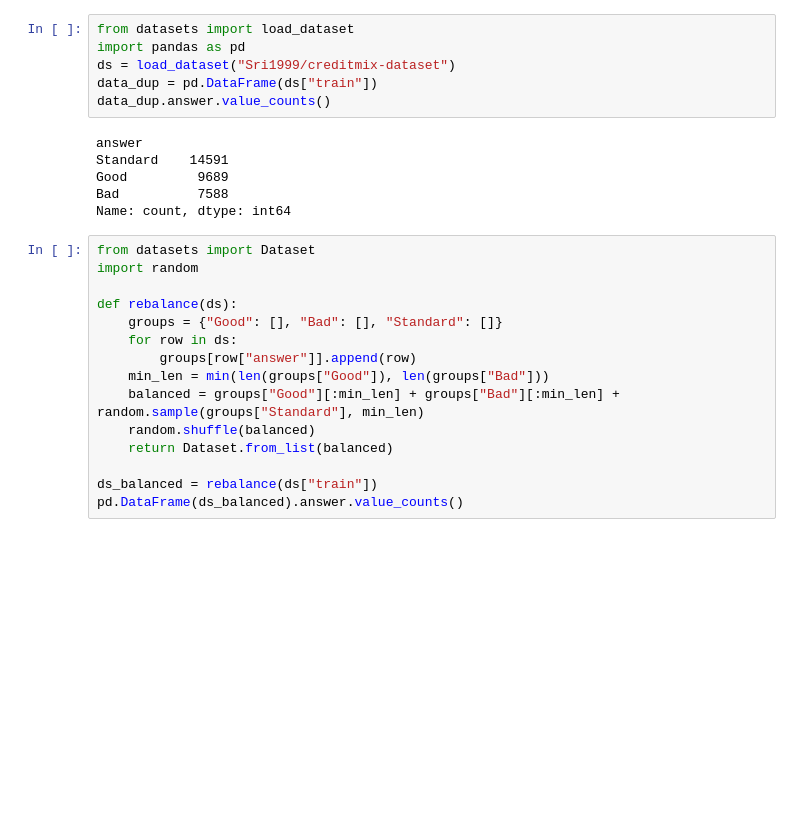
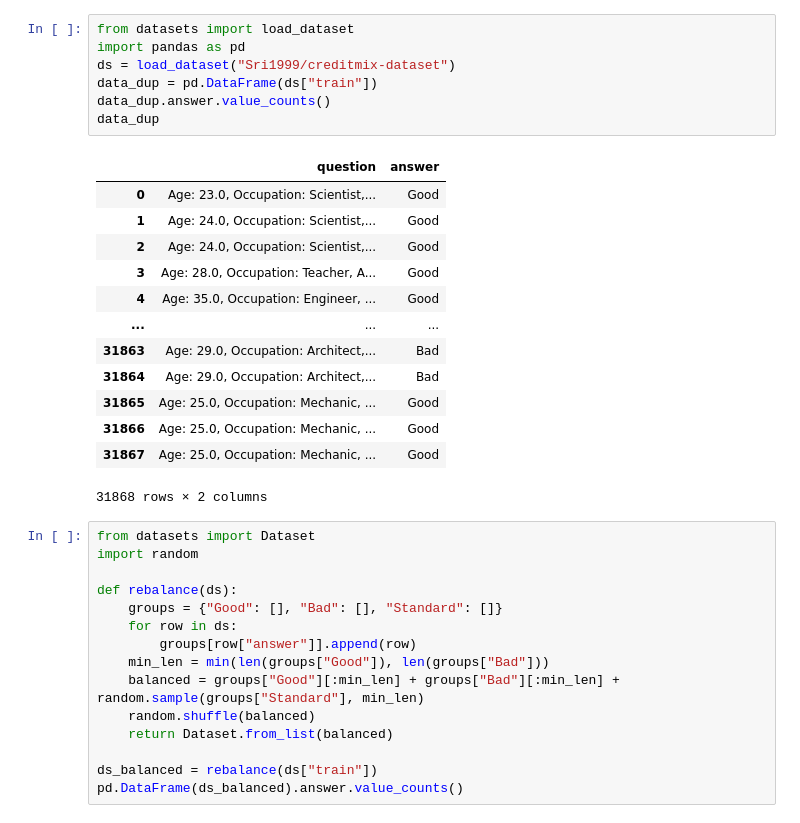
Before and after one commit to JerripotulaSriharsha/fine-tuning-lora-qlora, a Jupyter notebook: train_qlora.ipynb, the cells around one changed output. Drawn from its saved outputs; the diff is of its cells as text; blank space fills up the shorter version.

```diff
--- a/train_qlora.ipynb
+++ b/train_qlora.ipynb
@@ -1,15 +1,24 @@
 # %%
 from datasets import load_dataset
 import pandas as pd
 ds = load_dataset("Sri1999/creditmix-dataset")
 data_dup = pd.DataFrame(ds["train"])
 data_dup.answer.value_counts()
+data_dup
 # %% [output]
+|  | question | answer |
+| 0 | Age: 23.0, Occupation: Scientist,... | Good |
+| 1 | Age: 24.0, Occupation: Scientist,... | Good |
+| 2 | Age: 24.0, Occupation: Scientist,... | Good |
+| 3 | Age: 28.0, Occupation: Teacher, A... | Good |
+| 4 | Age: 35.0, Occupation: Engineer, ... | Good |
+| ... | ... | ... |
+| 31863 | Age: 29.0, Occupation: Architect,... | Bad |
+| 31864 | Age: 29.0, Occupation: Architect,... | Bad |
+| 31865 | Age: 25.0, Occupation: Mechanic, ... | Good |
+| 31866 | Age: 25.0, Occupation: Mechanic, ... | Good |
+| 31867 | Age: 25.0, Occupation: Mechanic, ... | Good |
-answer
-Standard    14591
-Good         9689
-Bad          7588
-Name: count, dtype: int64
+31868 rows × 2 columns
 # %%
 from datasets import Dataset
 import random
```
Also changed, not shown: parts of 1 cell of this notebook, 4 other files.
